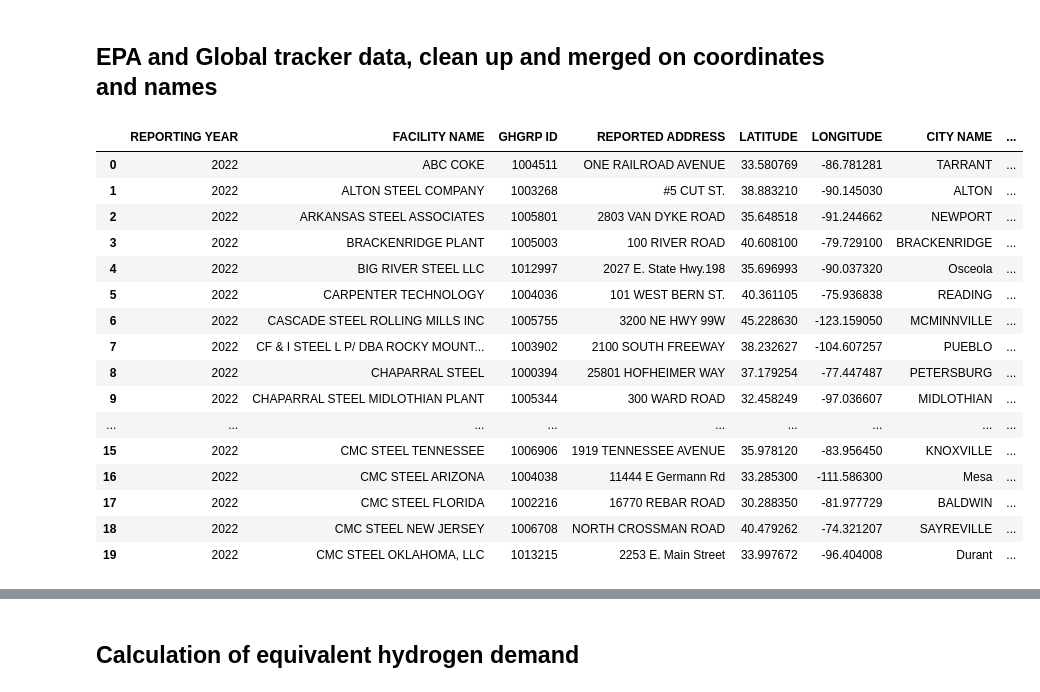
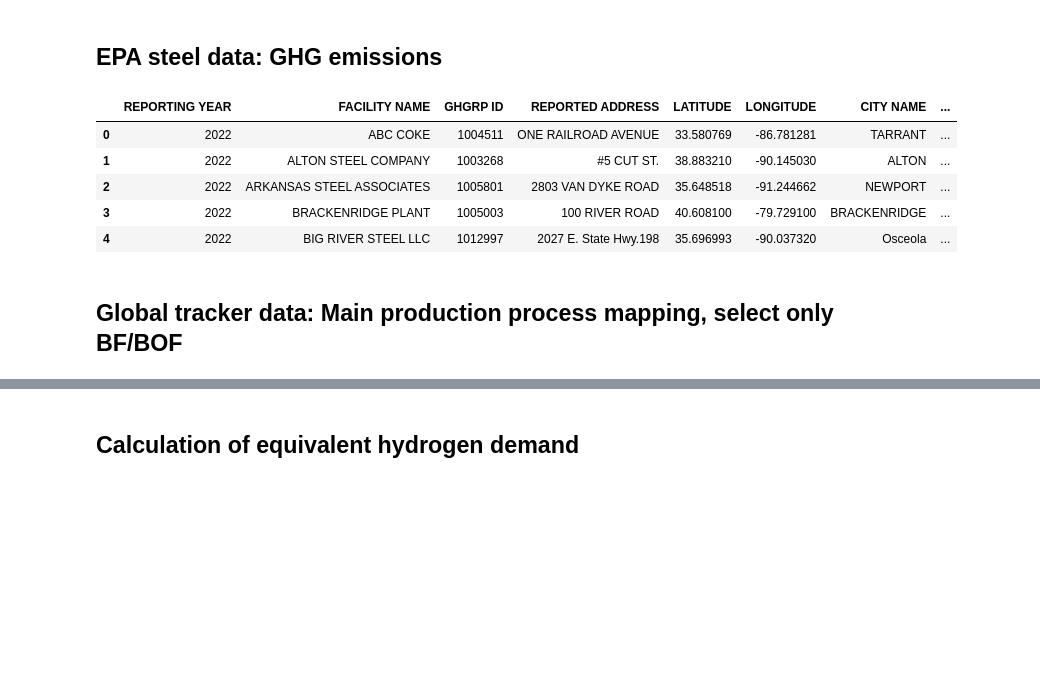
Before and after one commit to mgarrouste/SMR_deployment, a Jupyter notebook: code/input_data/prep_steel_data.ipynb, the cells around one changed output, grey strips where cells are left out. Saved outputs shown, nothing was run; the diff lists cells and outputs as text; code cells hidden in the pictures; blank space fills up the shorter version.

```diff
--- a/code/input_data/prep_steel_data.ipynb
+++ b/code/input_data/prep_steel_data.ipynb
@@ -1,32 +1,23 @@
 # %%
 import pandas as pd
 import numpy as np
-# %% [markdown]
-## EPA and Global tracker data, clean up and merged on coordinates and names
+# %% [markdown]
+## EPA steel data: GHG emissions
 # %%
 epa_df = pd.read_excel('./epa_flight_iron_and_steel_2022_emissions.xls', skiprows=5)
 epa_df['FACILITY NAME'] = epa_df['FACILITY NAME'].apply(lambda x: x.upper().replace('U.S.','US'))
 epa_df['Latitude rounded'] = epa_df['LATITUDE'].apply(lambda x: np.round(x,1))
 epa_df['Longitude rounded'] = epa_df['LONGITUDE'].apply(lambda x: np.round(x,1))
-epa_df.head(20)
+epa_df.head(5)
 # %% [output]
 |  | REPORTING YEAR | FACILITY NAME | GHGRP ID | REPORTED ADDRESS | LATITUDE | LONGITUDE | CITY NAME | ... |
 | 0 | 2022 | ABC COKE | 1004511 | ONE RAILROAD AVENUE | 33.580769 | -86.781281 | TARRANT | ... |
 | 1 | 2022 | ALTON STEEL COMPANY | 1003268 | #5 CUT ST. | 38.883210 | -90.145030 | ALTON | ... |
 | 2 | 2022 | ARKANSAS STEEL ASSOCIATES | 1005801 | 2803 VAN DYKE ROAD | 35.648518 | -91.244662 | NEWPORT | ... |
 | 3 | 2022 | BRACKENRIDGE PLANT | 1005003 | 100 RIVER ROAD | 40.608100 | -79.729100 | BRACKENRIDGE | ... |
 | 4 | 2022 | BIG RIVER STEEL LLC | 1012997 | 2027 E. State Hwy.198 | 35.696993 | -90.037320 | Osceola | ... |
-| 5 | 2022 | CARPENTER TECHNOLOGY | 1004036 | 101 WEST BERN ST. | 40.361105 | -75.936838 | READING | ... |
-| 6 | 2022 | CASCADE STEEL ROLLING MILLS INC | 1005755 | 3200 NE HWY 99W | 45.228630 | -123.159050 | MCMINNVILLE | ... |
-| 7 | 2022 | CF & I STEEL L P/ DBA ROCKY MOUNT... | 1003902 | 2100 SOUTH FREEWAY | 38.232627 | -104.607257 | PUEBLO | ... |
-| 8 | 2022 | CHAPARRAL STEEL | 1000394 | 25801 HOFHEIMER WAY | 37.179254 | -77.447487 | PETERSBURG | ... |
-| 9 | 2022 | CHAPARRAL STEEL MIDLOTHIAN PLANT | 1005344 | 300 WARD ROAD | 32.458249 | -97.036607 | MIDLOTHIAN | ... |
-| ... | ... | ... | ... | ... | ... | ... | ... | ... |
-| 15 | 2022 | CMC STEEL TENNESSEE | 1006906 | 1919 TENNESSEE AVENUE | 35.978120 | -83.956450 | KNOXVILLE | ... |
-| 16 | 2022 | CMC STEEL ARIZONA | 1004038 | 11444 E Germann Rd | 33.285300 | -111.586300 | Mesa | ... |
-| 17 | 2022 | CMC STEEL FLORIDA | 1002216 | 16770 REBAR ROAD | 30.288350 | -81.977729 | BALDWIN | ... |
-| 18 | 2022 | CMC STEEL NEW JERSEY | 1006708 | NORTH CROSSMAN ROAD | 40.479262 | -74.321207 | SAYREVILLE | ... |
-| 19 | 2022 | CMC STEEL OKLAHOMA, LLC | 1013215 | 2253 E. Main Street | 33.997672 | -96.404008 | Durant | ... |
+# %% [markdown]
+## Global tracker data: Main production process mapping, select only BF/BOF
 # %%
 global_tracker_df = pd.read_excel('./Global-Steel-Plant-Tracker-2023-03-2.xlsx', sheet_name='Steel Plants')
 # %%
```
Also changed, not shown: parts of 10 cells of this notebook.
